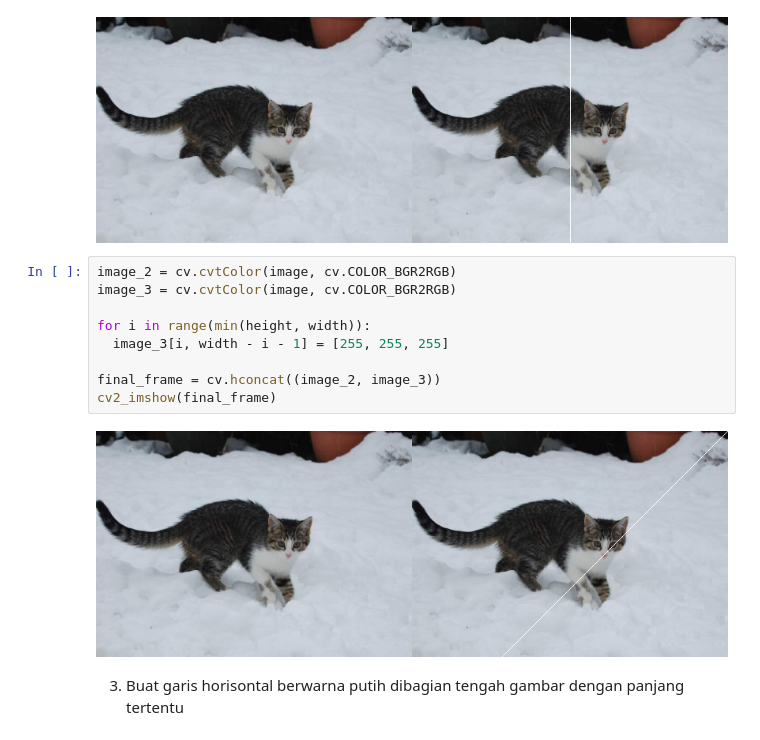
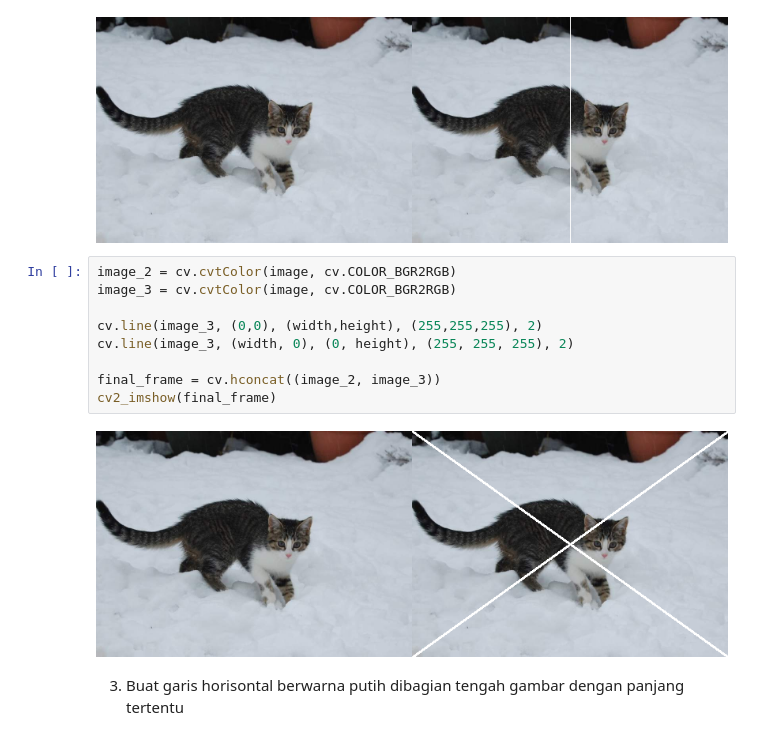
Before and after one commit to Elfeny7/ComputerVision_Learn, a Jupyter notebook: Week1.ipynb, the cells around one changed output. Drawn from its saved outputs; the diff is of its cells as text.

```diff
--- a/Week1.ipynb
+++ b/Week1.ipynb
@@ -157,14 +157,14 @@ cv2_imshow(final_frame)
 # %%
 image_2 = cv.cvtColor(image, cv.COLOR_BGR2RGB)
 image_3 = cv.cvtColor(image, cv.COLOR_BGR2RGB)
 
-for i in range(min(height, width)):
-  image_3[i, width - i - 1] = [255, 255, 255]
+cv.line(image_3, (0,0), (width,height), (255,255,255), 2)
+cv.line(image_3, (width, 0), (0, height), (255, 255, 255), 2)
 
 final_frame = cv.hconcat((image_2, image_3))
 cv2_imshow(final_frame)
 # %% [output]
-[figure, old version]
+[figure, new version]
 # %% [markdown]
 3. Buat garis horisontal berwarna putih dibagian tengah gambar dengan panjang
 tertentu
```
